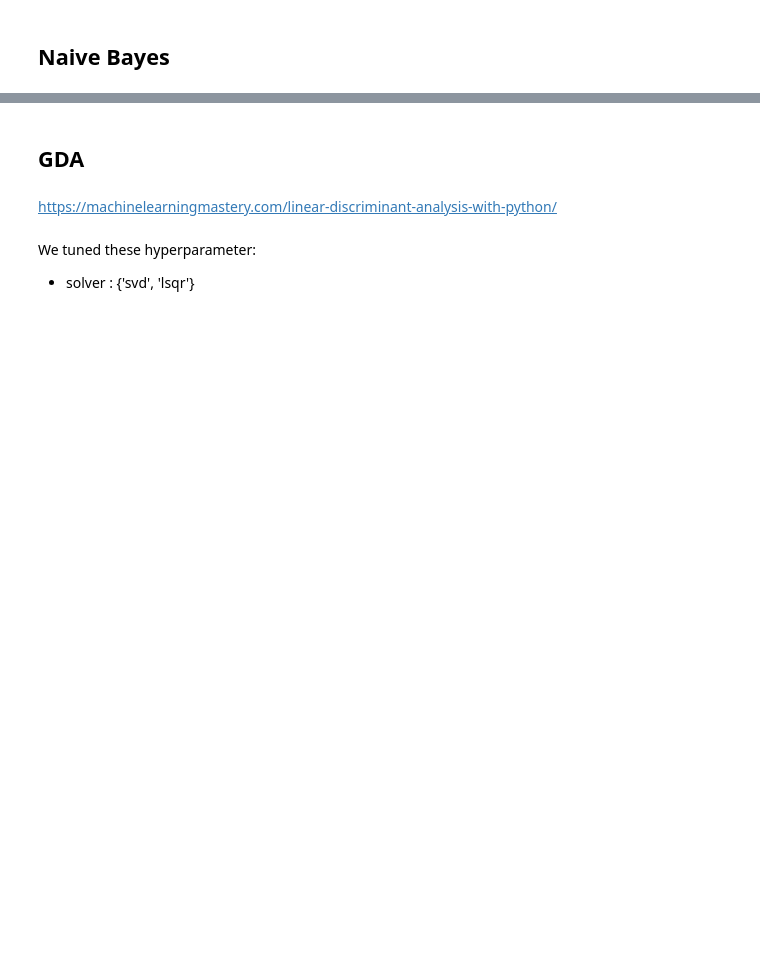
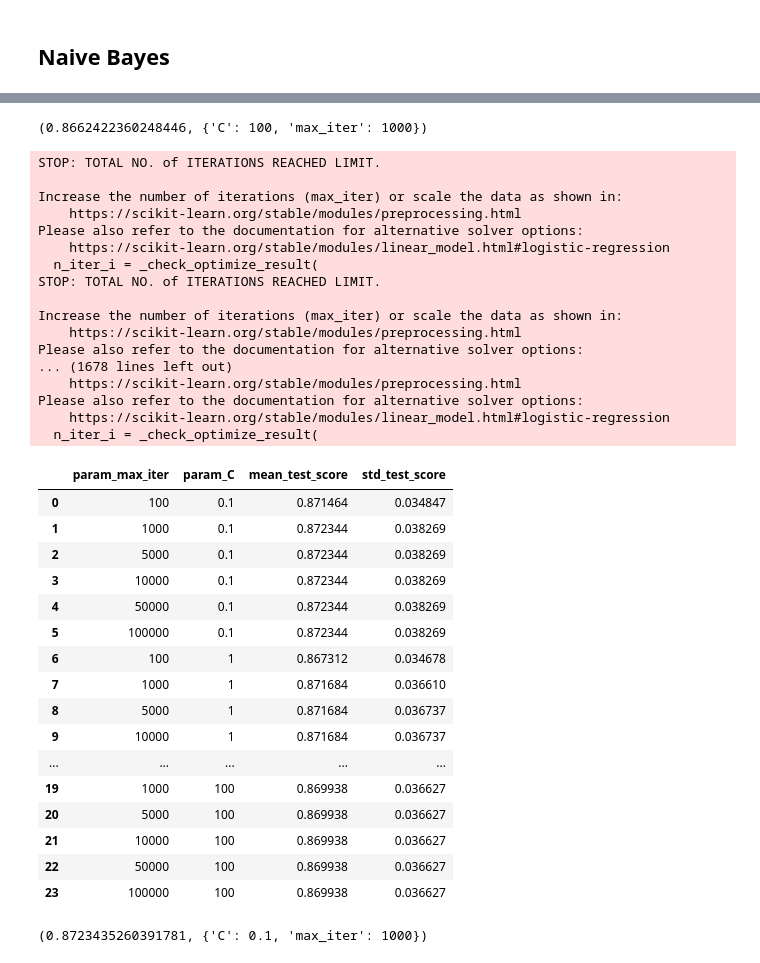
Before and after one commit to MichaelPlug/FDS_Project_HFD, a Jupyter notebook: Project_notebook.ipynb, the cells around one changed output, grey strips where cells are left out. Saved outputs shown, nothing was run; the diff lists cells and outputs as text; code cells hidden in the pictures; blank space fills up the shorter version.

```diff
--- a/Project_notebook.ipynb
+++ b/Project_notebook.ipynb
@@ -670,31 +1099,73 @@ clf.best_score_, clf.best_params_
+# %%
+clf.best_score_, clf.best_params_
+# %% [output]
+(0.8662422360248446, {'C': 100, 'max_iter': 1000})
+# %%
+#dataset
+X_df_extraC = df_extraC.drop('HeartDisease', axis=1)
+X_df_extraC = pd.get_dummies(X_df_extraC).values
+
+#creating the array fo the y
+y = df_extraC['HeartDisease']
+y_extraC = y.values
 # %%
 ####grid search stuff
 from sklearn.model_selection import GridSearchCV
 
 Scores = {'accuracy'}
 ##[0.0001, 0.0003, 0.001, 0.003, 0.01, 0.03, 0.1, 0.3, 1.0]
 
 K=10
 repeats=5
 cv = RepeatedKFold(n_splits=K, n_repeats=repeats, random_state=0)
 clf = GridSearchCV(LogisticRegression(),{
     'max_iter' : [100, 1000,5000,10000,50000,100000],
     'C': [0.1,1, 10,100],
-}, cv=cv,scoring=['accuracy'])
+}, cv=cv,scoring='accuracy')
 
 
 clf.fit(X_df_extraC, y_extraC)
 clf.cv_results_
 
 
 res = pd.DataFrame(clf.cv_results_)
 res[['param_max_iter','param_C','mean_test_score','std_test_score']]
+# %% [output]
+STOP: TOTAL NO. of ITERATIONS REACHED LIMIT.
+
+Increase the number of iterations (max_iter) or scale the data as shown in:
+    https://scikit-learn.org/stable/modules/preprocessing.html
+Please also refer to the documentation for alternative solver options:
+    https://scikit-learn.org/stable/modules/linear_model.html#logistic-regression
+  n_iter_i = _check_optimize_result(
+STOP: TOTAL NO. of ITERATIONS REACHED LIMIT.
+
+Increase the number of iterations (max_iter) or scale the data as shown in:
+    https://scikit-learn.org/stable/modules/preprocessing.html
+Please also refer to the documentation for alternative solver options:
+... (1678 lines left out)
+    https://scikit-learn.org/stable/modules/preprocessing.html
+Please also refer to the documentation for alternative solver options:
+    https://scikit-learn.org/stable/modules/linear_model.html#logistic-regression
+  n_iter_i = _check_optimize_result(
+|  | param_max_iter | param_C | mean_test_score | std_test_score |
+| 0 | 100 | 0.1 | 0.871464 | 0.034847 |
+| 1 | 1000 | 0.1 | 0.872344 | 0.038269 |
+| 2 | 5000 | 0.1 | 0.872344 | 0.038269 |
+| 3 | 10000 | 0.1 | 0.872344 | 0.038269 |
+| 4 | 50000 | 0.1 | 0.872344 | 0.038269 |
+| 5 | 100000 | 0.1 | 0.872344 | 0.038269 |
+| 6 | 100 | 1 | 0.867312 | 0.034678 |
+| 7 | 1000 | 1 | 0.871684 | 0.036610 |
+| 8 | 5000 | 1 | 0.871684 | 0.036737 |
+| 9 | 10000 | 1 | 0.871684 | 0.036737 |
+| ... | ... | ... | ... | ... |
+| 19 | 1000 | 100 | 0.869938 | 0.036627 |
+| 20 | 5000 | 100 | 0.869938 | 0.036627 |
+| 21 | 10000 | 100 | 0.869938 | 0.036627 |
+| 22 | 50000 | 100 | 0.869938 | 0.036627 |
+| 23 | 100000 | 100 | 0.869938 | 0.036627 |
 # %%
 clf.best_score_, clf.best_params_
+# %% [output]
+(0.8723435260391781, {'C': 0.1, 'max_iter': 1000})
-# %% [markdown]
-## GDA
-# %% [markdown]
-https://machinelearningmastery.com/linear-discriminant-analysis-with-python/
-# %% [markdown]
-We tuned these hyperparameter:
-- solver : {'svd', 'lsqr'}
```
Also changed, not shown: parts of 100 cells of this notebook.
